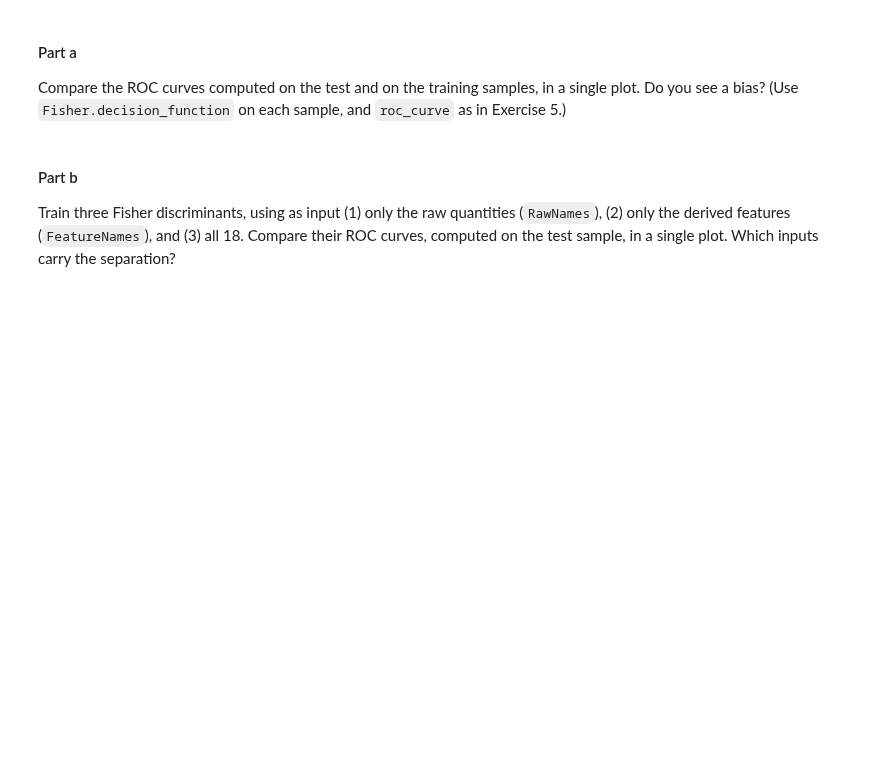
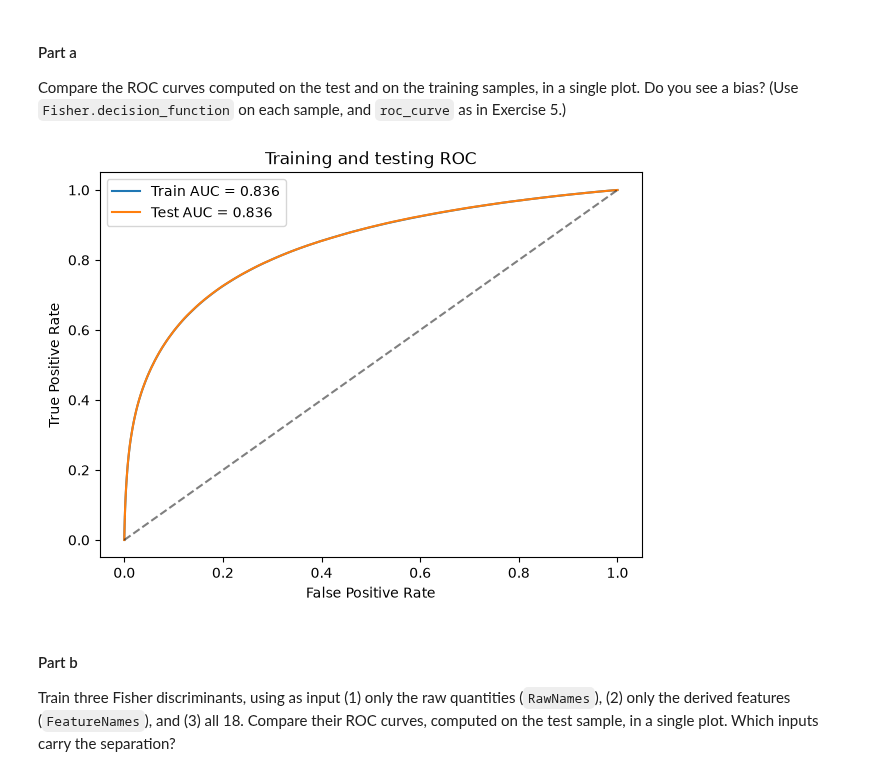
Before and after one commit to hantrann/DATA3402.Fall.2026, a Jupyter notebook: Labs/Lab.8/Lab.8.ipynb, the cells around one changed output. Cells and saved outputs as stored; diff of their text form; code cells hidden in the pictures; blank space fills up the shorter version.

```diff
--- a/Labs/Lab.8/Lab.8.ipynb
+++ b/Labs/Lab.8/Lab.8.ipynb
@@ -92,3 +128,19 @@ Compare the ROC curves computed on the test and on the training samples, in a si
+# %%
+train_scores = Fisher.decision_function(X_Train)
+test_scores = Fisher.decision_function(X_Test)
+fpr_train, tpr_train, _ = roc_curve(y_Train, train_scores)
+fpr_test, tpr_test, _ = roc_curve(y_Test, test_scores)
+plt.figure(figsize=(7, 5))
+plt.plot(fpr_train, tpr_train, label=f"Train AUC = {roc_auc_score(y_Train, train_scores):.3f}")
+plt.plot(fpr_test, tpr_test, label=f"Test AUC = {roc_auc_score(y_Test, test_scores):.3f}")
+plt.plot([0, 1], [0, 1], "k--", alpha=0.5)
+plt.xlabel("False Positive Rate")
+plt.ylabel("True Positive Rate")
+plt.title("Training and testing ROC")
+plt.legend()
+plt.show()
+# %% [output]
+[figure, added]
 # %% [markdown]
 #### Part b
 
```
Also changed, not shown: parts of 11 cells of this notebook.
